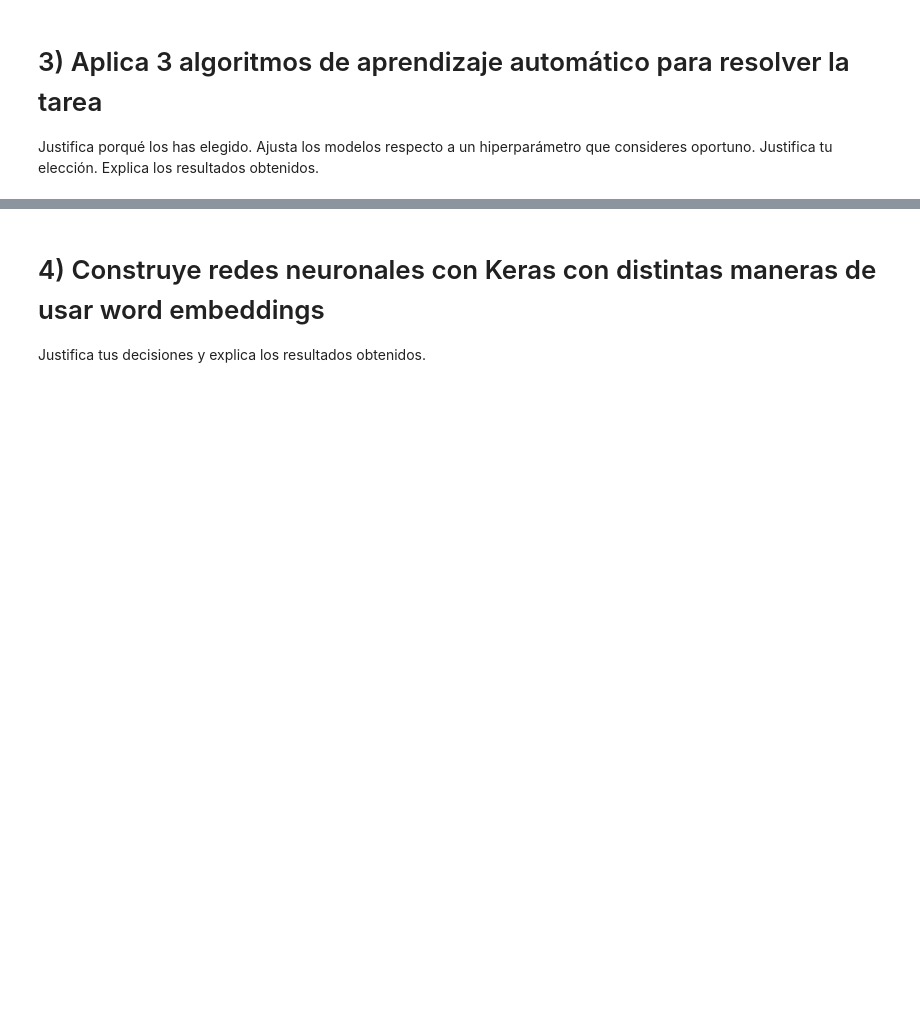
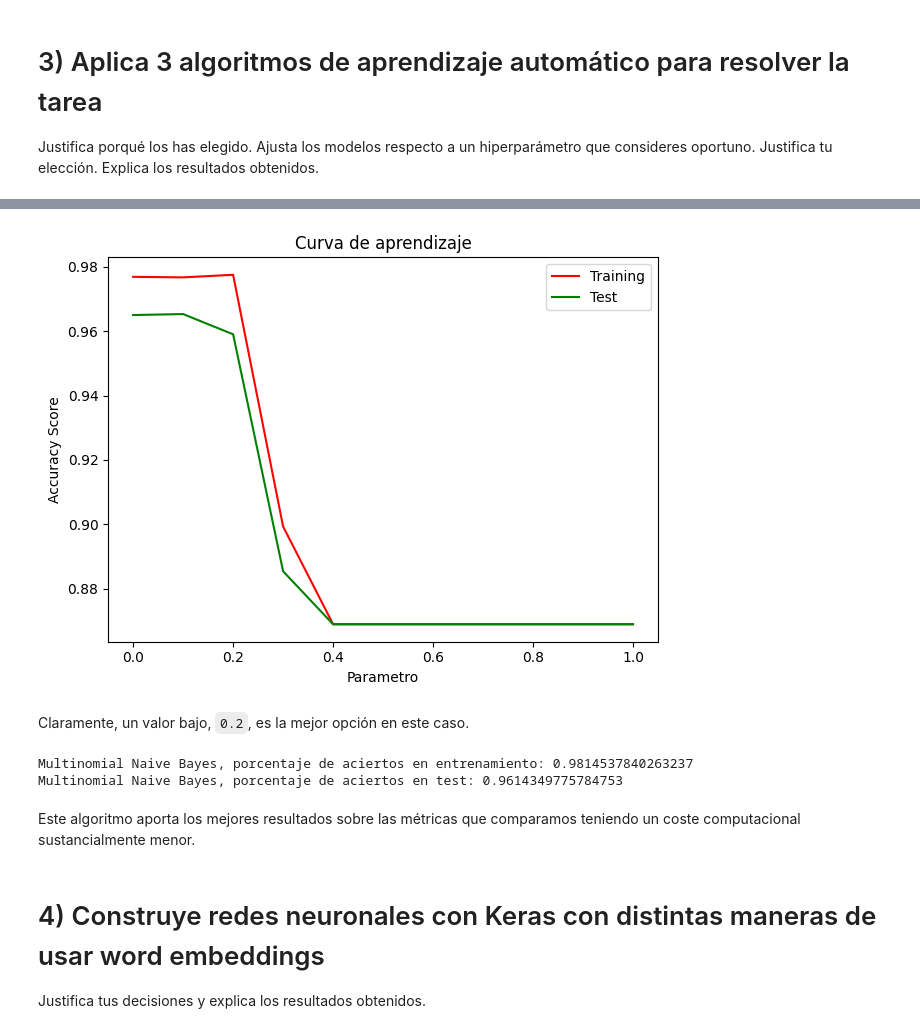
Before and after one commit to MarioCalvarro/practicasIA, a Jupyter notebook: P4GrupoE.ipynb, the cells around one changed output, grey strips where cells are left out. Drawn from its saved outputs; the diff is of its cells as text; code cells hidden in the pictures; blank space fills up the shorter version.

```diff
--- a/P4GrupoE.ipynb
+++ b/P4GrupoE.ipynb
@@ -233,3 +331,49 @@ Explica los resultados obtenidos.
+# %%
+from sklearn.naive_bayes import BernoulliNB
+import matplotlib.pyplot as plt
+from sklearn.model_selection import cross_validate
+
+train_accuracy = []
+test_accuracy = []
+
+# Entrenamos y validamos varios thresholds
+thres = [x / 10 for x in range(0, 11)]
+for th in thres:
+    clf = BernoulliNB(binarize=th)
+    scores = cross_validate(clf, train_preprocessed, train_df['v1'].values, scoring='accuracy', cv=10, return_train_score=True)
+
+    train_accuracy.append(np.mean(scores['train_score']))
+    test_accuracy.append(np.mean(scores['test_score']))
+
+
+# Draw lines
+plt.plot(thres, train_accuracy, color="r",  label="Training")
+plt.plot(thres, test_accuracy, color="g", label="Test")
+
+# Create plot
+plt.title("Curva de aprendizaje")
+plt.xlabel("Parametro"), plt.ylabel("Accuracy Score"), plt.legend(loc="best")
+plt.tight_layout()
+plt.show()
+# %% [output]
+[figure, added]
+# %% [markdown]
+Claramente, un valor bajo, `0.2`, es la mejor opción en este caso.
+# %%
+bnb_classifier = BernoulliNB(binarize=0.2)
+
+bnb_classifier.fit(train_preprocessed, train_df['v1'].values)
+
+bnb_train_predictions = bnb_classifier.predict(train_preprocessed)
+bnb_test_predictions = bnb_classifier.predict(test_preprocessed)
+
+print("Multinomial Naive Bayes, porcentaje de aciertos en entrenamiento:", np.mean(bnb_train_predictions == train_df['v1'].values))
+print("Multinomial Naive Bayes, porcentaje de aciertos en test:", np.mean(bnb_test_predictions == test_df['v1'].values))
+# %% [output]
+Multinomial Naive Bayes, porcentaje de aciertos en entrenamiento: 0.9814537840263237
+Multinomial Naive Bayes, porcentaje de aciertos en test: 0.9614349775784753
+# %% [markdown]
+Este algoritmo aporta los mejores resultados sobre las métricas que comparamos teniendo un coste computacional sustancialmente menor.
 # %% [markdown]
 # 4) Construye redes neuronales con Keras con distintas maneras de usar word embeddings
 
```
Also changed, not shown: parts of 12 cells of this notebook.
